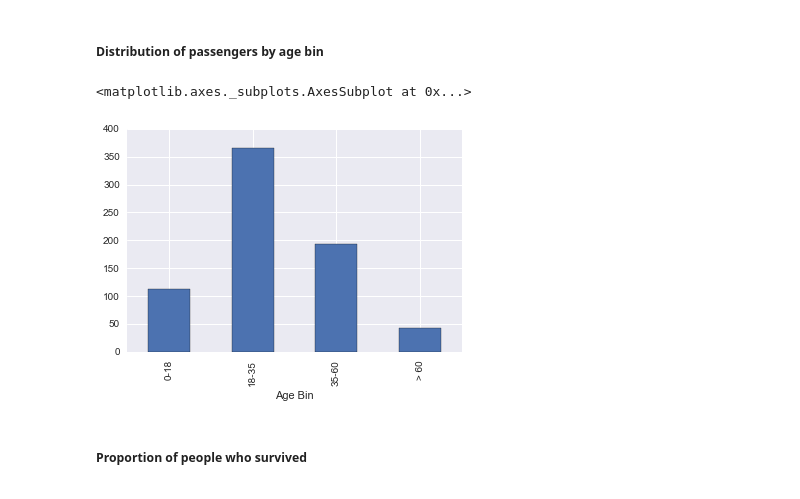
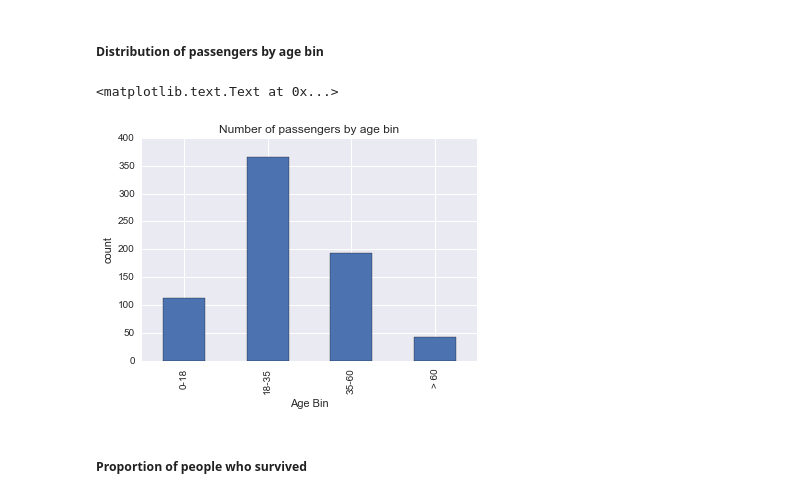
Before and after one commit to chattarajoy/Udacity-Data-Analyst-Nanodegree-Projects, a Jupyter notebook: P02 Investigate a Dataset/Investigate a Dataset.ipynb, the cells around one changed output. Saved outputs shown, nothing was run; the diff lists cells and outputs as text; code cells hidden in the pictures.

Commit message:
Boxplot added, previous plots labelled properly

```diff
--- a/P02 Investigate a Dataset/Investigate a Dataset.ipynb
+++ b/P02 Investigate a Dataset/Investigate a Dataset.ipynb
@@ -494,10 +491,11 @@ survived_data.groupby(['Age Bin', 'Survived']).count()
 # %% [markdown]
 ##### Distribution of passengers by age bin
 # %%
-survived_data.groupby(['Age Bin'])['Survived'].count().plot(kind = 'bar')
+count_plot = survived_data.groupby(['Age Bin'])['Survived'].count().plot(kind = 'bar', title = 'Number of passengers by age bin')
+count_plot.set_ylabel('count')
 # %% [output]
-<matplotlib.axes._subplots.AxesSubplot at 0x...>
+<matplotlib.text.Text at 0x...>
-[figure, old version]
+[figure, new version]
 # %% [markdown]
 ##### Proportion of people who survived
 # %%
```
Also changed, not shown: parts of 13 cells of this notebook, 7 other files.
